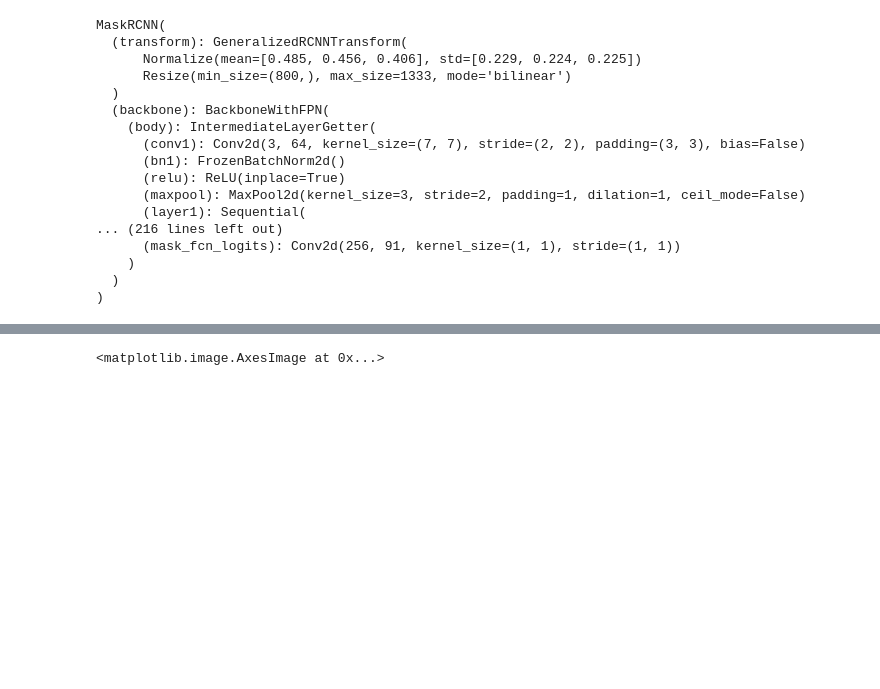
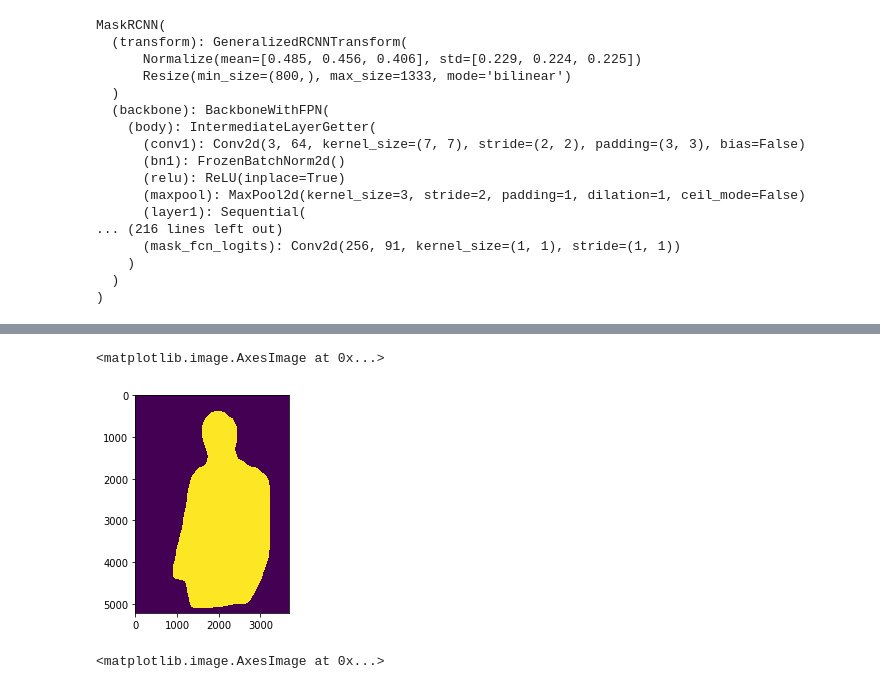
Before and after one commit to jay-chakalasiya/iMaterialist-Fashion-2020-at-FGVC7, a Jupyter notebook: Main-Sandbox.ipynb, the cells around one changed output, grey strips where cells are left out. Saved outputs shown, nothing was run; the diff lists cells and outputs as text; code cells hidden in the pictures; blank space fills up the shorter version.

```diff
--- a/Main-Sandbox.ipynb
+++ b/Main-Sandbox.ipynb
@@ -178,3 +176,8 @@ Consider using one of the following signatures instead:
+# %%
+plt.imshow(a[0])
+# %% [output]
+<matplotlib.image.AxesImage at 0x...>
+[figure, added]
 # %%
 plt.imshow(cv2.imread(config.DATA_PATH+'/train/'+train_df[train_df.columns[0]][0]+'.jpg'))
 # %% [output]
```
Also changed, not shown: parts of 6 cells of this notebook.
